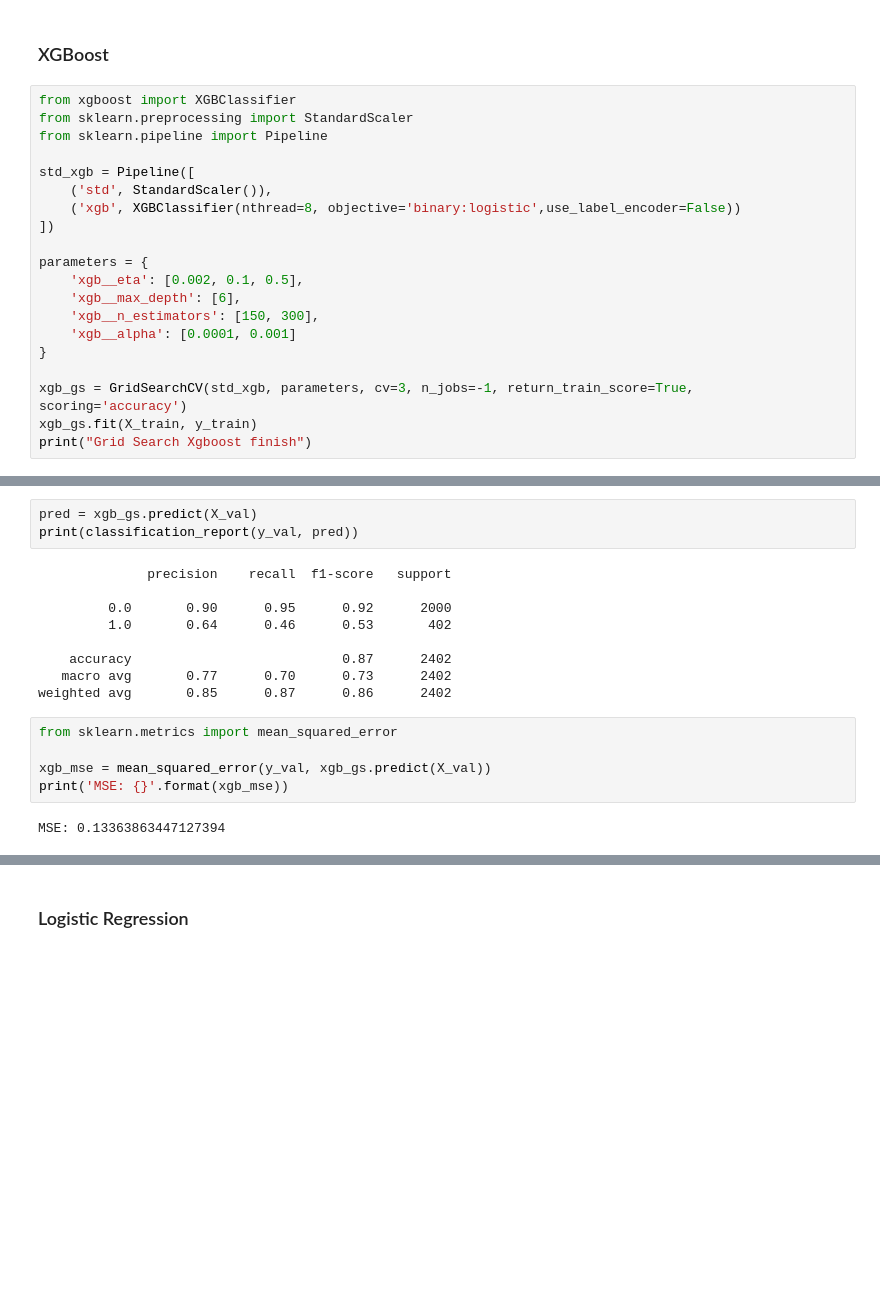
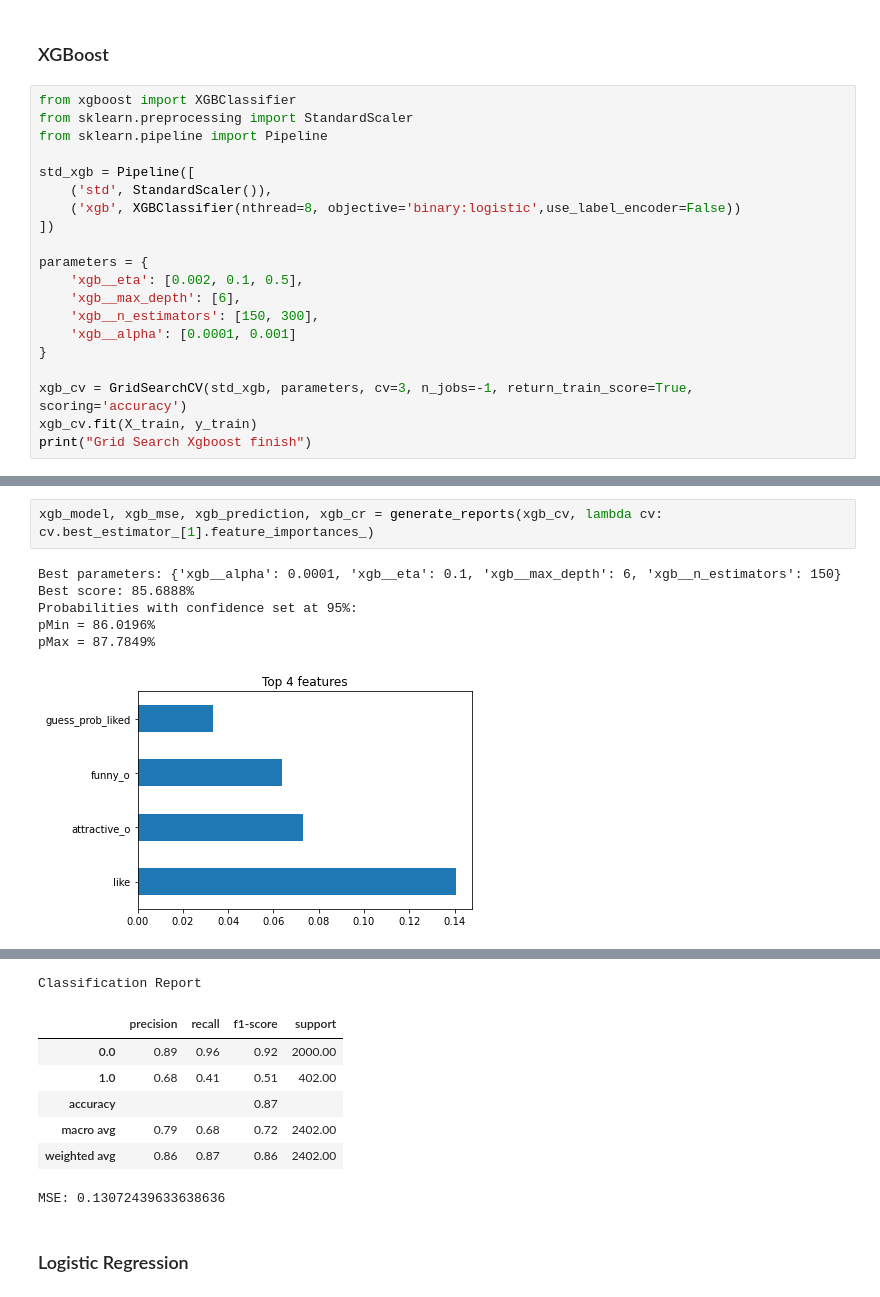
Before and after one commit to HiiiiD/data-intensive-project, a Jupyter notebook: all_features_no_categorical.ipynb, the cells around one changed output, grey strips where cells are left out. Saved outputs shown, nothing was run; the diff lists cells and outputs as text; blank space fills up the shorter version.

```diff
--- a/all_features_no_categorical.ipynb
+++ b/all_features_no_categorical.ipynb
@@ -626,7 +615,7 @@ parameters = {
     'xgb__alpha': [0.0001, 0.001]
 }
 
-xgb_gs = GridSearchCV(std_xgb, parameters, cv=3, n_jobs=-1, return_train_score=True, scoring='accuracy')
-xgb_gs.fit(X_train, y_train)
+xgb_cv = GridSearchCV(std_xgb, parameters, cv=3, n_jobs=-1, return_train_score=True, scoring='accuracy')
+xgb_cv.fit(X_train, y_train)
 print("Grid Search Xgboost finish")
 # %% [output]
@@ -666,19 +624,9 @@ plot_confusion_matrix(cm, target_names=['No match', 'Match'], normalize=False)
-# %%
-pred = xgb_gs.predict(X_val)
-print(classification_report(y_val, pred))
-# %% [output]
-              precision    recall  f1-score   support
-
-         0.0       0.90      0.95      0.92      2000
-         1.0       0.64      0.46      0.53       402
-
-    accuracy                           0.87      2402
-   macro avg       0.77      0.70      0.73      2402
-weighted avg       0.85      0.87      0.86      2402
-# %%
-from sklearn.metrics import mean_squared_error
-
-xgb_mse = mean_squared_error(y_val, xgb_gs.predict(X_val))
-print('MSE: {}'.format(xgb_mse))
-# %% [output]
-MSE: 0.13363863447127394
+# %%
+xgb_model, xgb_mse, xgb_prediction, xgb_cr = generate_reports(xgb_cv, lambda cv: cv.best_estimator_[1].feature_importances_)
+# %% [output]
+Best parameters: {'xgb__alpha': 0.0001, 'xgb__eta': 0.1, 'xgb__max_depth': 6, 'xgb__n_estimators': 150}
+Best score: 85.6888%
+Probabilities with confidence set at 95%:
+pMin = 86.0196%
+pMax = 87.7849%
+[figure, added]
@@ -685,3 +634,11 @@ MSE: 0.13363863447127394
+Classification Report
+|  | precision | recall | f1-score | support |
+| 0.0 | 0.89 | 0.96 | 0.92 | 2000.00 |
+| 1.0 | 0.68 | 0.41 | 0.51 | 402.00 |
+| accuracy |  |  | 0.87 |  |
+| macro avg | 0.79 | 0.68 | 0.72 | 2402.00 |
+| weighted avg | 0.86 | 0.87 | 0.86 | 2402.00 |
+MSE: 0.13072439633638636
 # %% [markdown]
 ### Logistic Regression
 # %%
```
Also changed, not shown: parts of 45 cells of this notebook.
